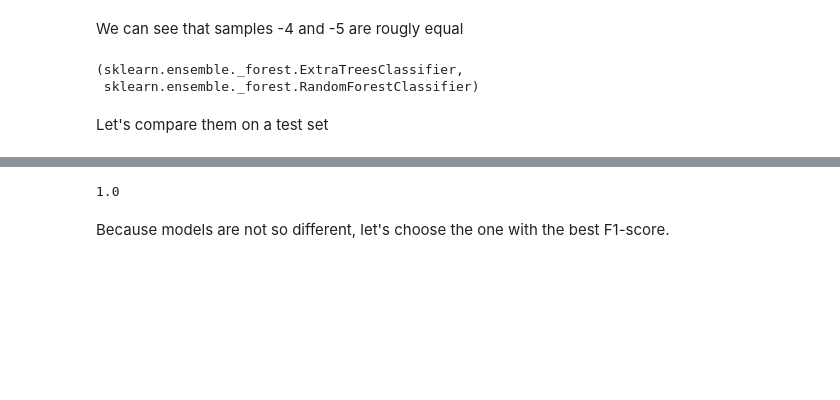
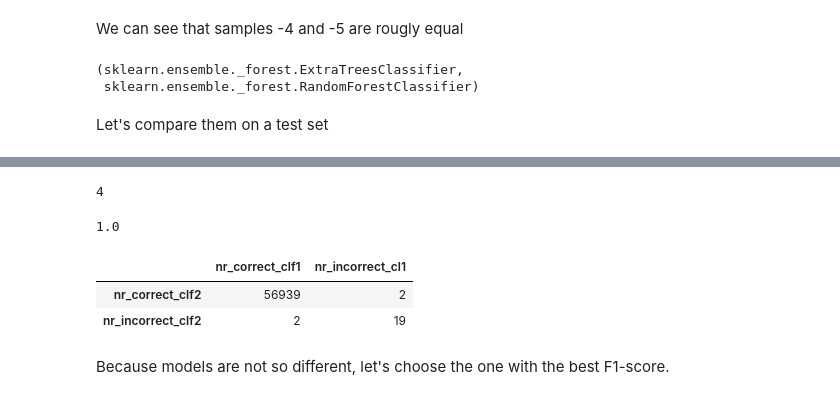
Before and after one commit to ElenaSNovikova/xAutoML_Project1, a Jupyter notebook: Baseline_no_tuning.ipynb, the cells around one changed output, grey strips where cells are left out. Saved outputs shown, nothing was run; the diff lists cells and outputs as text; code cells hidden in the pictures; blank space fills up the shorter version.

```diff
--- a/Baseline_no_tuning.ipynb
+++ b/Baseline_no_tuning.ipynb
@@ -186,10 +229,25 @@ A = ((y_pred_clf1 == y_test) & (y_pred_clf2 == y_test)).sum()
 B = ((y_pred_clf1 != y_test) & (y_pred_clf2 == y_test)).sum()
 C = ((y_pred_clf1 == y_test) & (y_pred_clf2 != y_test)).sum()
 D = ((y_pred_clf1 != y_test) & (y_pred_clf2 != y_test)).sum()
+# %%
+B + C
+# %% [output]
+4
 # %%
 mcnemar([[A, B], [C, D]]).pvalue
 # %% [output]
 1.0
+# %%
+contingency_table_df=pd.DataFrame(data={"nr_correct_clf1":["Yes/Yes","No/Yes"], "nr_incorrect_cl1":["Yes/No","No/No"]}, index=["nr_correct_clf2","nr_incorrect_clf2"])
+contingency_table_df.iloc[0,0]=A
+contingency_table_df.iloc[0,1]=B
+contingency_table_df.iloc[1,0]=C
+contingency_table_df.iloc[1,1]=D
+contingency_table_df
+# %% [output]
+|  | nr_correct_clf1 | nr_incorrect_cl1 |
+| nr_correct_clf2 | 56939 | 2 |
+| nr_incorrect_clf2 | 2 | 19 |
 # %% [markdown]
 Because models are not so different, let's choose the one with the best F1-score.
 # %%
```
Also changed, not shown: parts of 21 cells of this notebook, 4 other files.
